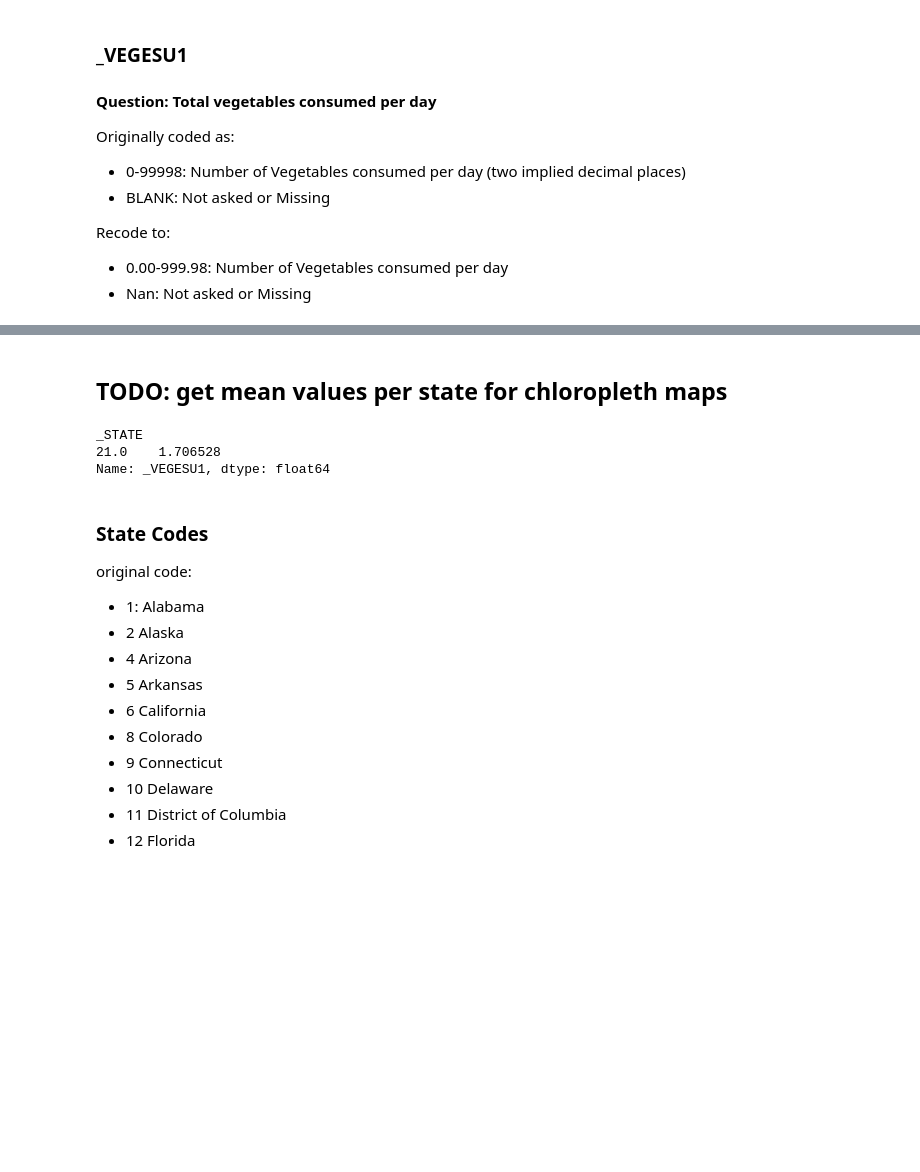
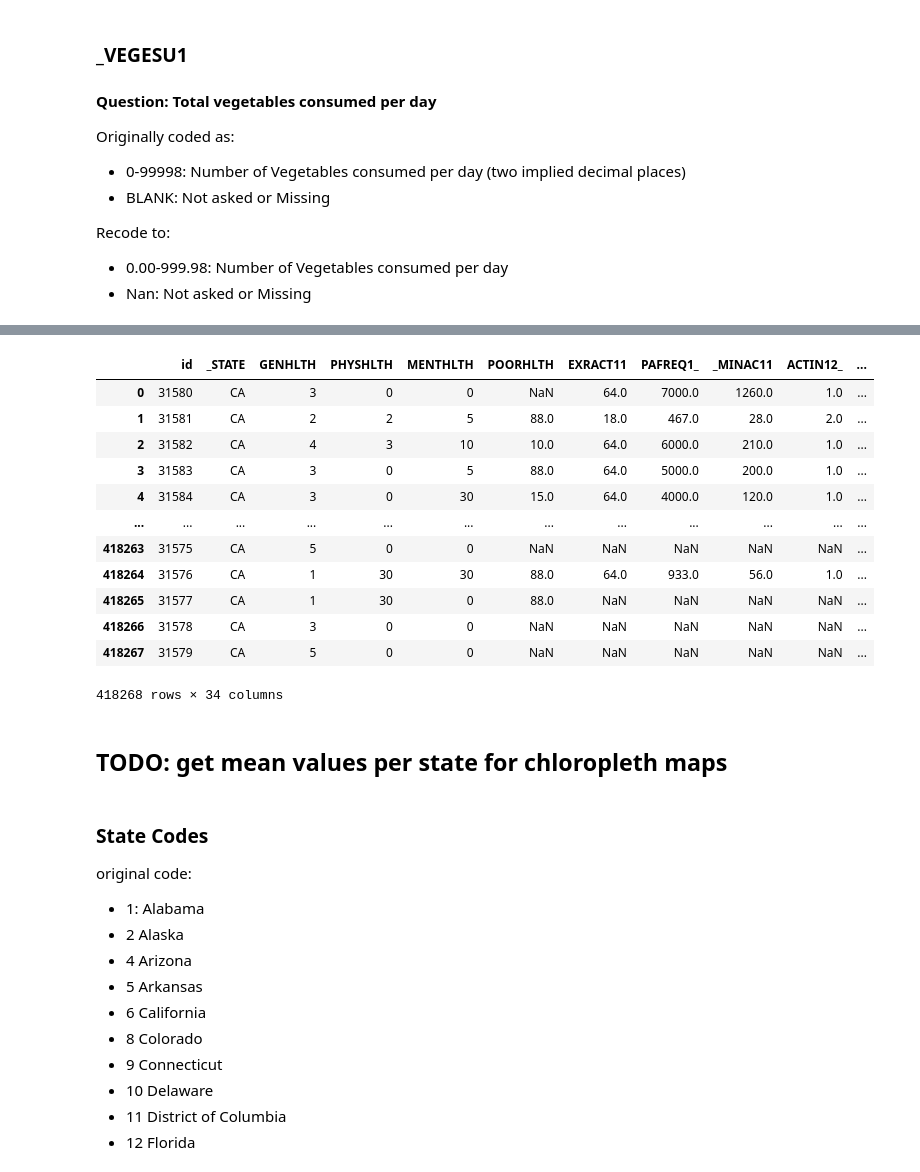
Before and after one commit to EMarksCyr/Final_Project_Health_Outcome_Prediction, a Jupyter notebook: analysis/data_exploration.ipynb, the cells around one changed output, grey strips where cells are left out. Drawn from its saved outputs; the diff is of its cells as text; code cells hidden in the pictures; blank space fills up the shorter version.

```diff
--- a/analysis/data_exploration.ipynb
+++ b/analysis/data_exploration.ipynb
@@ -208,5 +208 @@ health_behaviour_df['GENHLTH'].head(20)
 Name: GENHLTH, dtype: object
-# %%
-#convert column to int
-recoded_health_behaviour_df.GENHLTH = pd.to_numeric(recoded_health_behaviour_df.GENHLTH).astype(int)
-recoded_health_behaviour_df['GENHLTH'].dtypes
@@ -682,11 +741,23 @@ Name: _VEGESU1, dtype: float64
+# %%
+recoded_health_behaviour_df
+# %% [output]
+|  | id | _STATE | GENHLTH | PHYSHLTH | MENTHLTH | POORHLTH | EXRACT11 | PAFREQ1_ | _MINAC11 | ACTIN12_ | ... |
+| 0 | 31580 | CA | 3 | 0 | 0 | NaN | 64.0 | 7000.0 | 1260.0 | 1.0 | ... |
+| 1 | 31581 | CA | 2 | 2 | 5 | 88.0 | 18.0 | 467.0 | 28.0 | 2.0 | ... |
+| 2 | 31582 | CA | 4 | 3 | 10 | 10.0 | 64.0 | 6000.0 | 210.0 | 1.0 | ... |
+| 3 | 31583 | CA | 3 | 0 | 5 | 88.0 | 64.0 | 5000.0 | 200.0 | 1.0 | ... |
+| 4 | 31584 | CA | 3 | 0 | 30 | 15.0 | 64.0 | 4000.0 | 120.0 | 1.0 | ... |
+| ... | ... | ... | ... | ... | ... | ... | ... | ... | ... | ... | ... |
+| 418263 | 31575 | CA | 5 | 0 | 0 | NaN | NaN | NaN | NaN | NaN | ... |
+| 418264 | 31576 | CA | 1 | 30 | 30 | 88.0 | 64.0 | 933.0 | 56.0 | 1.0 | ... |
+| 418265 | 31577 | CA | 1 | 30 | 0 | 88.0 | NaN | NaN | NaN | NaN | ... |
+| 418266 | 31578 | CA | 3 | 0 | 0 | NaN | NaN | NaN | NaN | NaN | ... |
+| 418267 | 31579 | CA | 5 | 0 | 0 | NaN | NaN | NaN | NaN | NaN | ... |
+418268 rows × 34 columns
 # %% [markdown]
 ## TODO: get mean values per state for chloropleth maps
 # %%
-recoded_health_behaviour_df.groupby('_STATE')['_VEGESU1'].mean()
+state_veg_mean = recoded_health_behaviour_df.groupby('_STATE')['_VEGESU1'].mean().reset_index()
-# %% [output]
-_STATE
-21.0    1.706528
-Name: _VEGESU1, dtype: float64
 # %% [markdown]
 ### State Codes
 original code:
```
Also changed, not shown: parts of 42 cells of this notebook, 1 other file.
